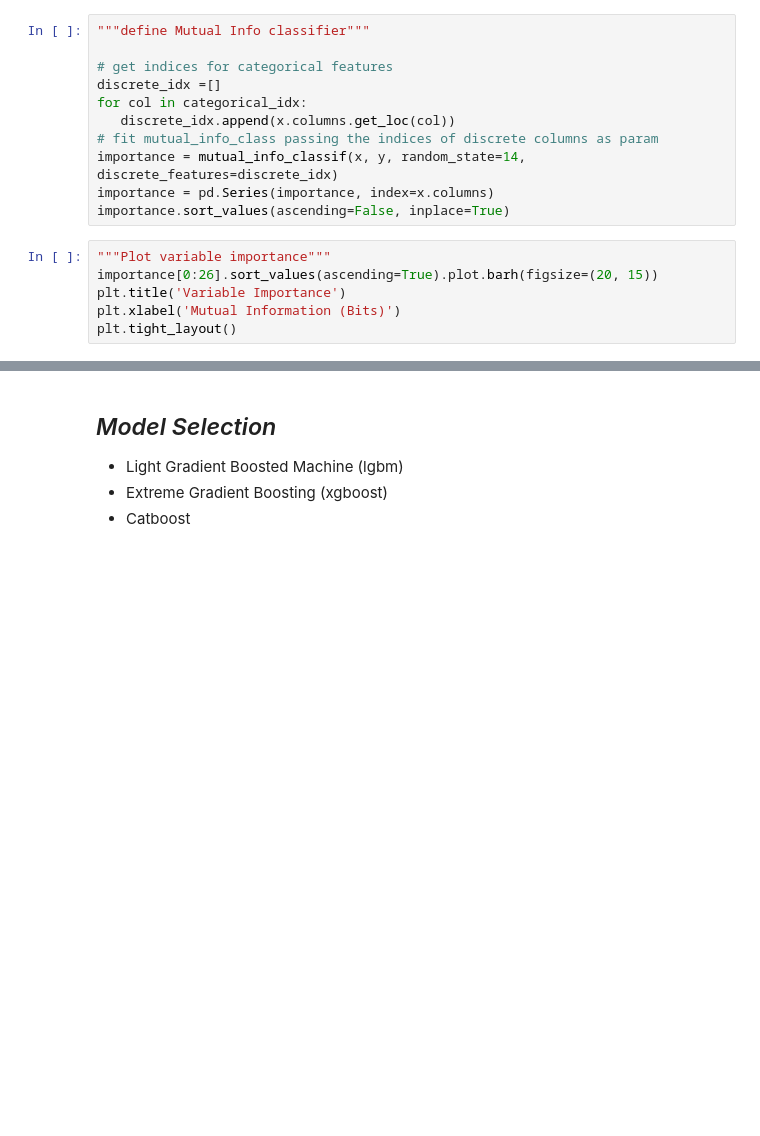
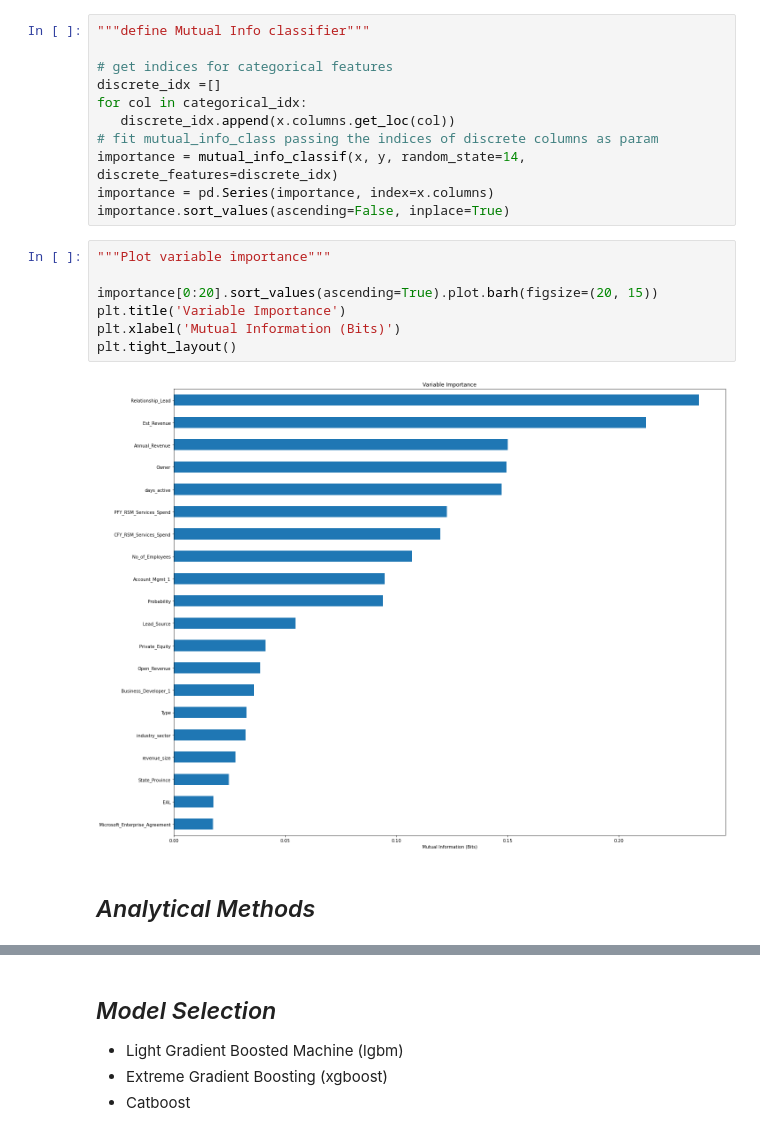
Before and after one commit to benkarabinus/TOOL1_FINAL_PROJECT, a Jupyter notebook: Karabinus_Ben_Final_Project_Rough.ipynb, the cells around one changed output, grey strips where cells are left out. Drawn from its saved outputs; the diff is of its cells as text; blank space fills up the shorter version.

```diff
--- a/Karabinus_Ben_Final_Project_Rough.ipynb
+++ b/Karabinus_Ben_Final_Project_Rough.ipynb
@@ -352,7 +457,12 @@ importance = pd.Series(importance, index=x.columns)
 importance.sort_values(ascending=False, inplace=True)
 # %%
 """Plot variable importance"""
-importance[0:26].sort_values(ascending=True).plot.barh(figsize=(20, 15))
+
+importance[0:20].sort_values(ascending=True).plot.barh(figsize=(20, 15))
 plt.title('Variable Importance')
 plt.xlabel('Mutual Information (Bits)')
 plt.tight_layout()
+# %% [output]
+[figure, added]
+# %% [markdown]
+## *Analytical Methods*
```
Also changed, not shown: parts of 56 cells of this notebook.
